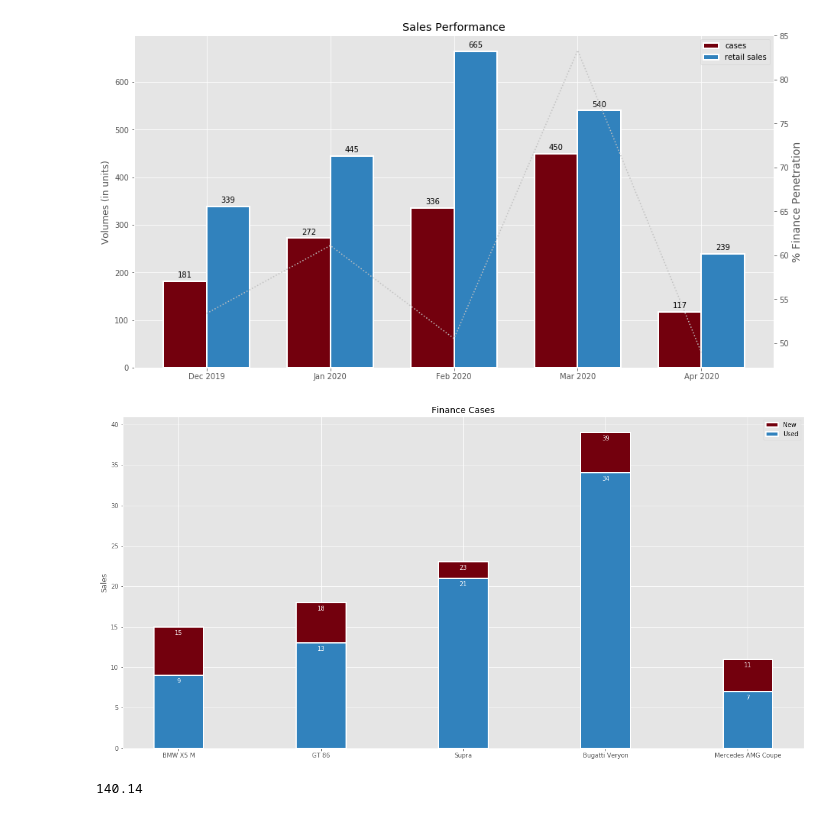
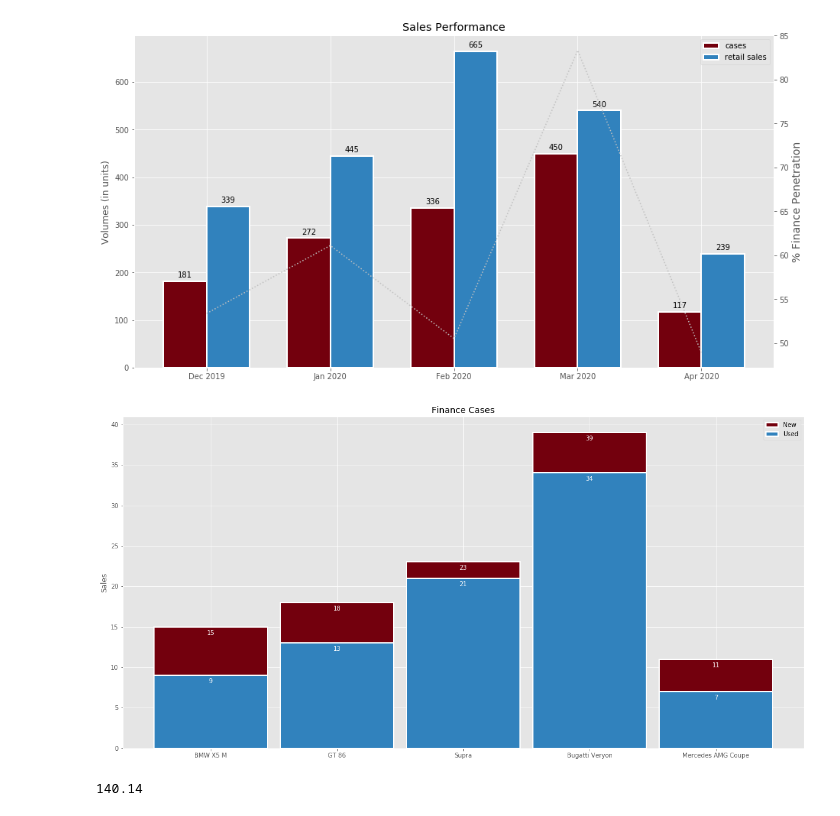
Before and after one commit to bistudio/matplotlibs-charts, a Jupyter notebook: Chart Types.ipynb, the cells around one changed output. Drawn from its saved outputs; the diff is of its cells as text; code cells hidden in the pictures.

```diff
--- a/Chart Types.ipynb
+++ b/Chart Types.ipynb
@@ -117,37 +117,37 @@ stacked_x_label = stacked_df.index
 sb_x = np.arange(len(stacked_x_label))
 sbfig, sbax = plt.subplots(figsize=(20,10))
 
-sb_width = 0.35
+sb_width = 0.90
 
 stacked_bar_1 = sbax.bar(sb_x, stacked_bar_data['New'],
                          sb_width, color='#73000d', ec='white', linewidth = 2, label='New')
 stacked_bar_2 = sbax.bar(sb_x, stacked_bar_data['Used'],
                          sb_width, color='#3182bd', ec='white', linewidth = 2, label='Used')
 
 sbax.set_xticks(sb_x)
 sbax.set_xticklabels(stacked_x_label)
 sbax.set_ylabel('Sales')
 sbax.set_title('Finance Cases')
 
 def sb_autolabel(sbars):
     for sbar in sbars:
         height = sbar.get_height()
         sbax.annotate(
             '{}'.format(height)
-            ,xy = (sbar.get_x() + bar_width / 2 , height)
+            ,xy = (sbar.get_x() + sb_width / 2 , height)
             ,xytext = (0,-15)
             ,textcoords = 'offset points'
             ,ha = 'center'
             ,va = 'bottom'
             ,color='white'
         )
 sb_autolabel(stacked_bar_1)
 sb_autolabel(stacked_bar_2)
 
 plt.legend()
 plt.show()
 # %% [output]
-[figure, old version]
+[figure, new version]
 # %%
 # create a bullet chart showing actuals against target
 # %%
```
Also changed, not shown: parts of 4 cells of this notebook.
